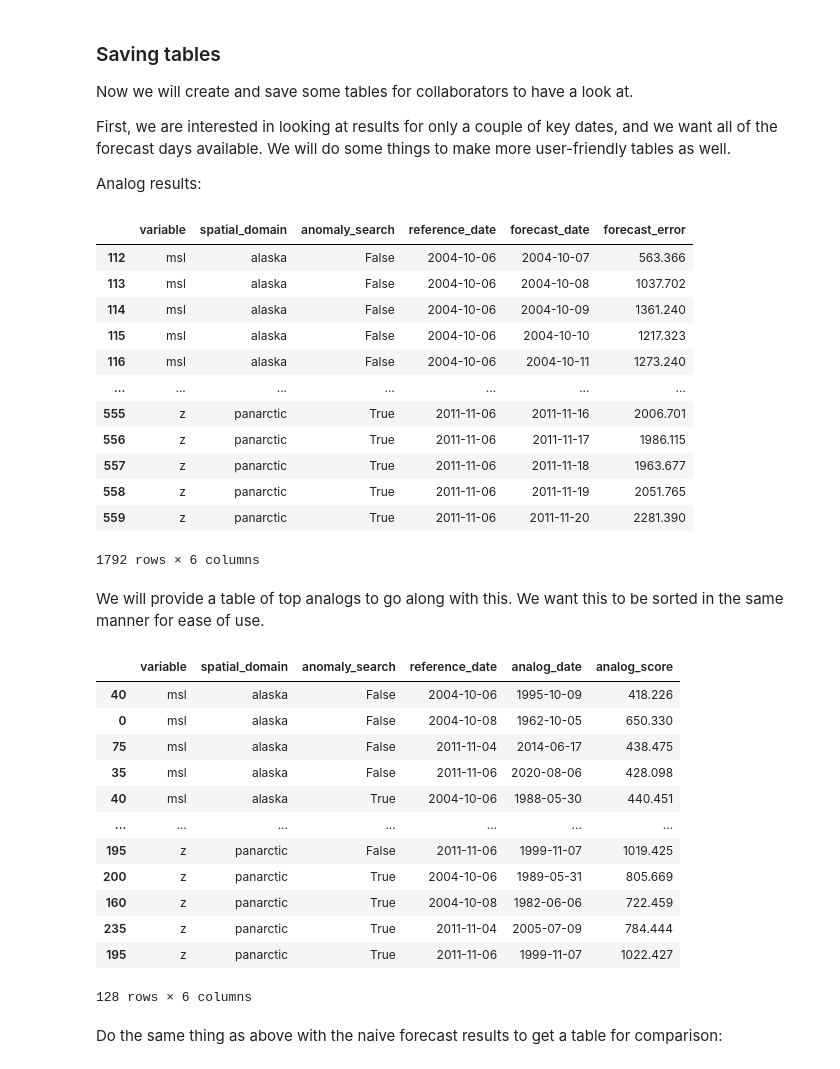
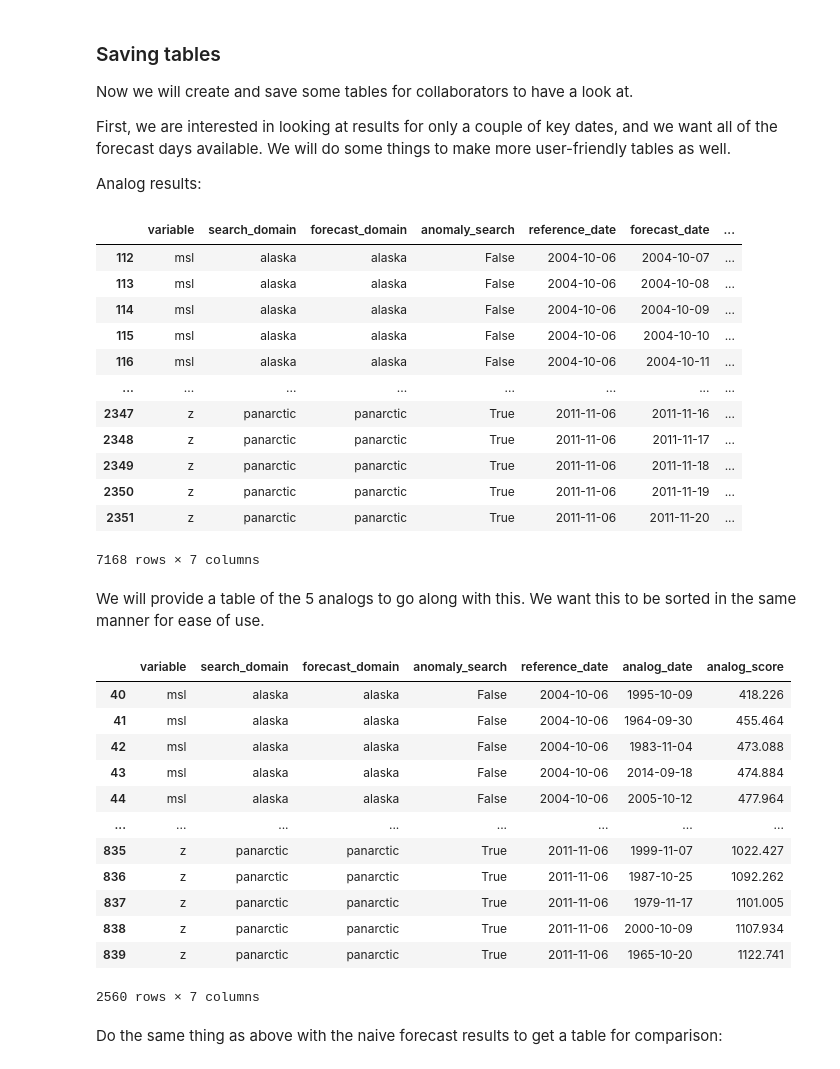
Before and after one commit to ua-snap/analog-forecast, a Jupyter notebook: skill_profiling/Nome_storm_dates_analysis.ipynb, the cells around one changed output. Saved outputs shown, nothing was run; the diff lists cells and outputs as text; code cells hidden in the pictures.

```diff
--- a/skill_profiling/Nome_storm_dates_analysis.ipynb
+++ b/skill_profiling/Nome_storm_dates_analysis.ipynb
@@ -245,50 +83,50 @@ Analog results:
 # %%
 # we want the reference dates that include these keep dates in the forecast
 keep_dates = ["2004-10-11", "2011-11-09"]
 analog_df["forecast_date"] = (pd.to_datetime(analog_df["reference_date"]) + pd.to_timedelta(analog_df["forecast_day_number"], unit="d"))
 keep_ref_dates = analog_df.query("forecast_date in @keep_dates").reference_date
 analog_df_subset = analog_df.query("reference_date in @keep_ref_dates").drop(columns="forecast_day_number")[
     # re-order columns
-    ["variable", "spatial_domain", "anomaly_search", "reference_date", "forecast_date", "forecast_error"]
+    ["variable", "search_domain", "forecast_domain", "anomaly_search", "reference_date", "forecast_date", "forecast_error"]
 ]
 # main attributes to sort on
-main_attrs = ["variable", "spatial_domain", "anomaly_search", "reference_date"]
+main_attrs = ["variable", "search_domain", "forecast_domain", "anomaly_search", "reference_date"]
 analog_df_subset = analog_df_subset.sort_values(main_attrs)
 analog_df_subset
 # %% [output]
-|  | variable | spatial_domain | anomaly_search | reference_date | forecast_date | forecast_error |
-| 112 | msl | alaska | False | 2004-10-06 | 2004-10-07 | 563.366 |
-| 113 | msl | alaska | False | 2004-10-06 | 2004-10-08 | 1037.702 |
-| 114 | msl | alaska | False | 2004-10-06 | 2004-10-09 | 1361.240 |
-| 115 | msl | alaska | False | 2004-10-06 | 2004-10-10 | 1217.323 |
-| 116 | msl | alaska | False | 2004-10-06 | 2004-10-11 | 1273.240 |
-| ... | ... | ... | ... | ... | ... | ... |
-| 555 | z | panarctic | True | 2011-11-06 | 2011-11-16 | 2006.701 |
-| 556 | z | panarctic | True | 2011-11-06 | 2011-11-17 | 1986.115 |
-| 557 | z | panarctic | True | 2011-11-06 | 2011-11-18 | 1963.677 |
-| 558 | z | panarctic | True | 2011-11-06 | 2011-11-19 | 2051.765 |
-| 559 | z | panarctic | True | 2011-11-06 | 2011-11-20 | 2281.390 |
+|  | variable | search_domain | forecast_domain | anomaly_search | reference_date | forecast_date | ... |
+| 112 | msl | alaska | alaska | False | 2004-10-06 | 2004-10-07 | ... |
+| 113 | msl | alaska | alaska | False | 2004-10-06 | 2004-10-08 | ... |
+| 114 | msl | alaska | alaska | False | 2004-10-06 | 2004-10-09 | ... |
+| 115 | msl | alaska | alaska | False | 2004-10-06 | 2004-10-10 | ... |
+| 116 | msl | alaska | alaska | False | 2004-10-06 | 2004-10-11 | ... |
+| ... | ... | ... | ... | ... | ... | ... | ... |
+| 2347 | z | panarctic | panarctic | True | 2011-11-06 | 2011-11-16 | ... |
+| 2348 | z | panarctic | panarctic | True | 2011-11-06 | 2011-11-17 | ... |
+| 2349 | z | panarctic | panarctic | True | 2011-11-06 | 2011-11-18 | ... |
+| 2350 | z | panarctic | panarctic | True | 2011-11-06 | 2011-11-19 | ... |
+| 2351 | z | panarctic | panarctic | True | 2011-11-06 | 2011-11-20 | ... |
-1792 rows × 6 columns
+7168 rows × 7 columns
 # %% [markdown]
-We will provide a table of top analogs to go along with this. We want this to be sorted in the same manner for ease of use.
+We will provide a table of the 5 analogs to go along with this. We want this to be sorted in the same manner for ease of use.
 # %%
-top_dates = analog_dates.loc[analog_dates.groupby(main_attrs).analog_score.idxmin()]
-top_dates_subset = top_dates.query("reference_date in @keep_ref_dates").drop_duplicates().sort_values(main_attrs)
+# top_dates = analog_dates.loc[analog_dates.groupby(main_attrs).analog_score.idxmin()]
+top_dates_subset = analog_dates.query("reference_date in @keep_ref_dates").drop_duplicates().sort_values(main_attrs)
 top_dates_subset
 # %% [output]
-|  | variable | spatial_domain | anomaly_search | reference_date | analog_date | analog_score |
-| 40 | msl | alaska | False | 2004-10-06 | 1995-10-09 | 418.226 |
-| 0 | msl | alaska | False | 2004-10-08 | 1962-10-05 | 650.330 |
-| 75 | msl | alaska | False | 2011-11-04 | 2014-06-17 | 438.475 |
-| 35 | msl | alaska | False | 2011-11-06 | 2020-08-06 | 428.098 |
-| 40 | msl | alaska | True | 2004-10-06 | 1988-05-30 | 440.451 |
-| ... | ... | ... | ... | ... | ... | ... |
-| 195 | z | panarctic | False | 2011-11-06 | 1999-11-07 | 1019.425 |
-| 200 | z | panarctic | True | 2004-10-06 | 1989-05-31 | 805.669 |
-| 160 | z | panarctic | True | 2004-10-08 | 1982-06-06 | 722.459 |
-| 235 | z | panarctic | True | 2011-11-04 | 2005-07-09 | 784.444 |
-| 195 | z | panarctic | True | 2011-11-06 | 1999-11-07 | 1022.427 |
+|  | variable | search_domain | forecast_domain | anomaly_search | reference_date | analog_date | analog_score |
+| 40 | msl | alaska | alaska | False | 2004-10-06 | 1995-10-09 | 418.226 |
+| 41 | msl | alaska | alaska | False | 2004-10-06 | 1964-09-30 | 455.464 |
+| 42 | msl | alaska | alaska | False | 2004-10-06 | 1983-11-04 | 473.088 |
+| 43 | msl | alaska | alaska | False | 2004-10-06 | 2014-09-18 | 474.884 |
+| 44 | msl | alaska | alaska | False | 2004-10-06 | 2005-10-12 | 477.964 |
+| ... | ... | ... | ... | ... | ... | ... | ... |
+| 835 | z | panarctic | panarctic | True | 2011-11-06 | 1999-11-07 | 1022.427 |
+| 836 | z | panarctic | panarctic | True | 2011-11-06 | 1987-10-25 | 1092.262 |
+| 837 | z | panarctic | panarctic | True | 2011-11-06 | 1979-11-17 | 1101.005 |
+| 838 | z | panarctic | panarctic | True | 2011-11-06 | 2000-10-09 | 1107.934 |
+| 839 | z | panarctic | panarctic | True | 2011-11-06 | 1965-10-20 | 1122.741 |
-128 rows × 6 columns
+2560 rows × 7 columns
 # %% [markdown]
 Do the same thing as above with the naive forecast results to get a table for comparison:
 # %%
```
Also changed, not shown: parts of 38 cells of this notebook, 1 other file.
